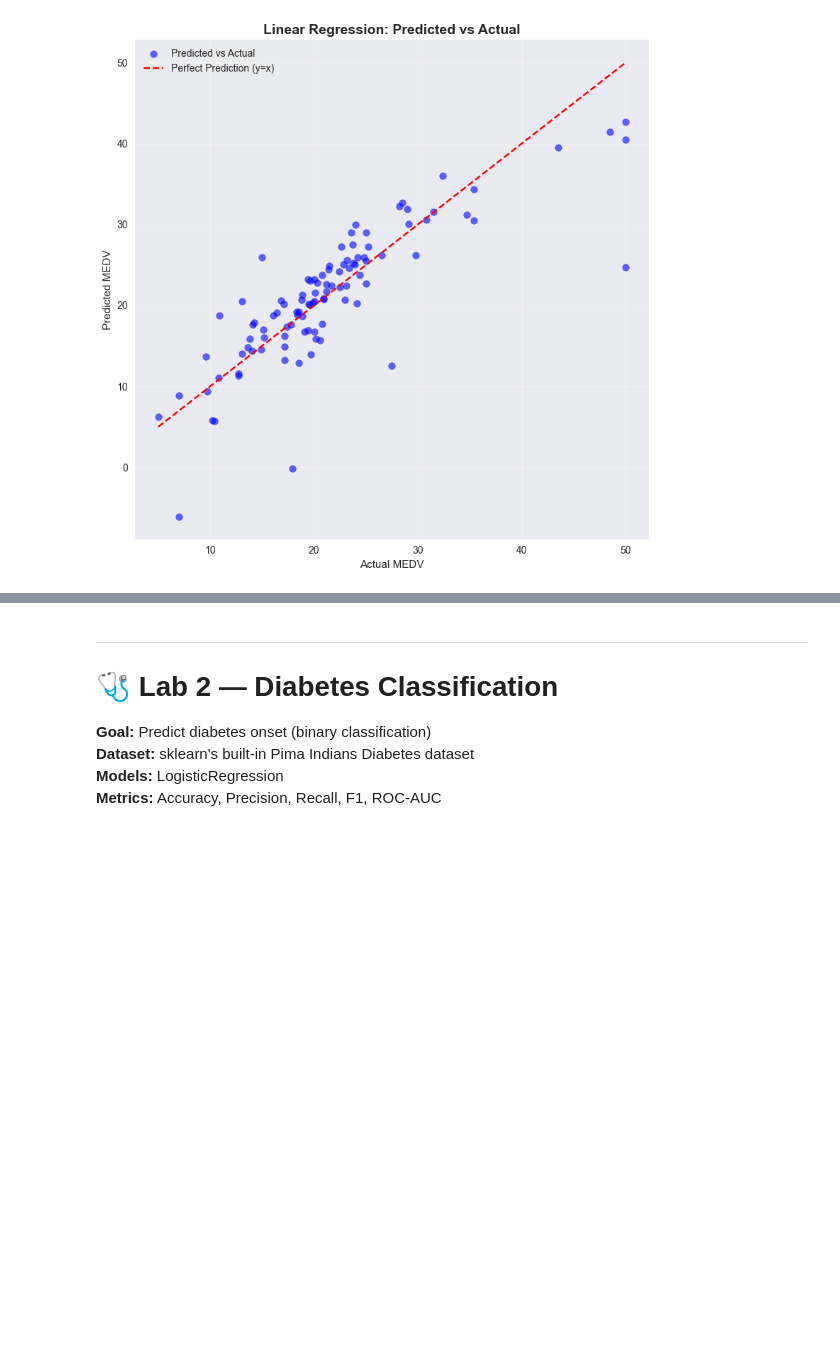
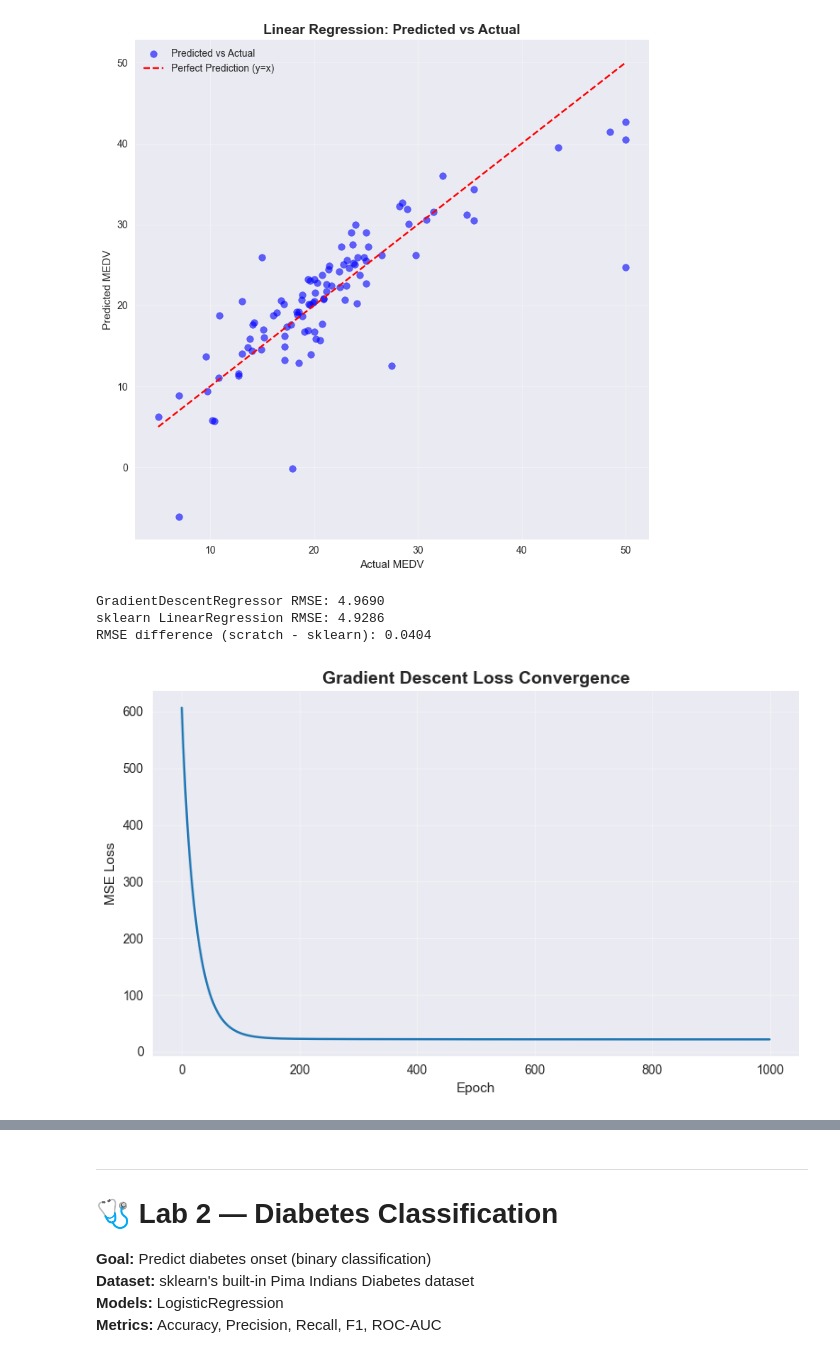
Before and after one commit to shashwatsrma/ML-training, a Jupyter notebook: day_6_Linear_&_Logistic_Regression.ipynb, the cells around one changed output, grey strips where cells are left out. Cells and saved outputs as stored; diff of their text form; code cells hidden in the pictures; blank space fills up the shorter version.

Commit message:
Day 6: Linear & Logistic Regression assignment

```diff
--- a/day_6_Linear_&_Logistic_Regression.ipynb
+++ b/day_6_Linear_&_Logistic_Regression.ipynb
@@ -723,15 +723,40 @@ R²: 0.6688
 # %%
 # ── TASK 12 — Train your GradientDescentRegressor ────────────────────────────
 # Use lr=0.01, n_epochs=1000
 # Predict on test set and print RMSE
 # Plot the loss convergence curve
 # Compare RMSE with sklearn LinearRegression from Task 11
 
 # YOUR CODE HERE
 
+gd_model = GradientDescentRegressor(learning_rate=0.01, n_epochs=1000)
+gd_model.fit(X_train, y_train)
+
+X_test_b = np.c_[np.ones(X_test.shape[0]), X_test]
+y_pred_gd = X_test_b @ gd_model.weights
+
+rmse_gd = np.sqrt(mean_squared_error(y_test, y_pred_gd))
+
+print(f'GradientDescentRegressor RMSE: {rmse_gd:.4f}')
+print(f'sklearn LinearRegression RMSE: {rmse:.4f}')
+print(f'RMSE difference (scratch - sklearn): {rmse_gd - rmse:.4f}')
+
+fig, ax = plt.subplots(figsize=(8, 5))
+ax.plot(gd_model.loss_history, color='tab:blue')
+ax.set_title('Gradient Descent Loss Convergence', fontsize=14, fontweight='bold')
+ax.set_xlabel('Epoch')
+ax.set_ylabel('MSE Loss')
+ax.grid(alpha=0.3)
+plt.tight_layout()
+plt.show()
 
 # 📝 Is your scratch implementation as accurate as sklearn? Why might it differ?
 # ...
+# %% [output]
+GradientDescentRegressor RMSE: 4.9690
+sklearn LinearRegression RMSE: 4.9286
+RMSE difference (scratch - sklearn): 0.0404
+[figure, added]
 # %%
 # ── TASK 13 — Train Ridge and Lasso, compare coefficients ────────────────────
 # Train Ridge(alpha=1.0) and Lasso(alpha=0.1)
```
Also changed, not shown: parts of 2 cells of this notebook.
